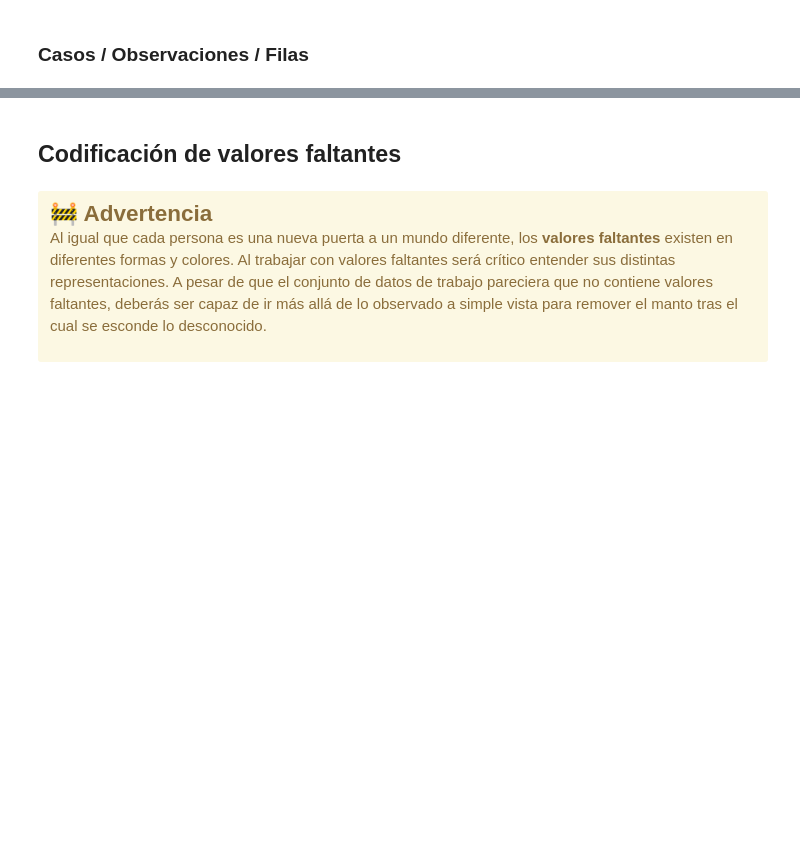
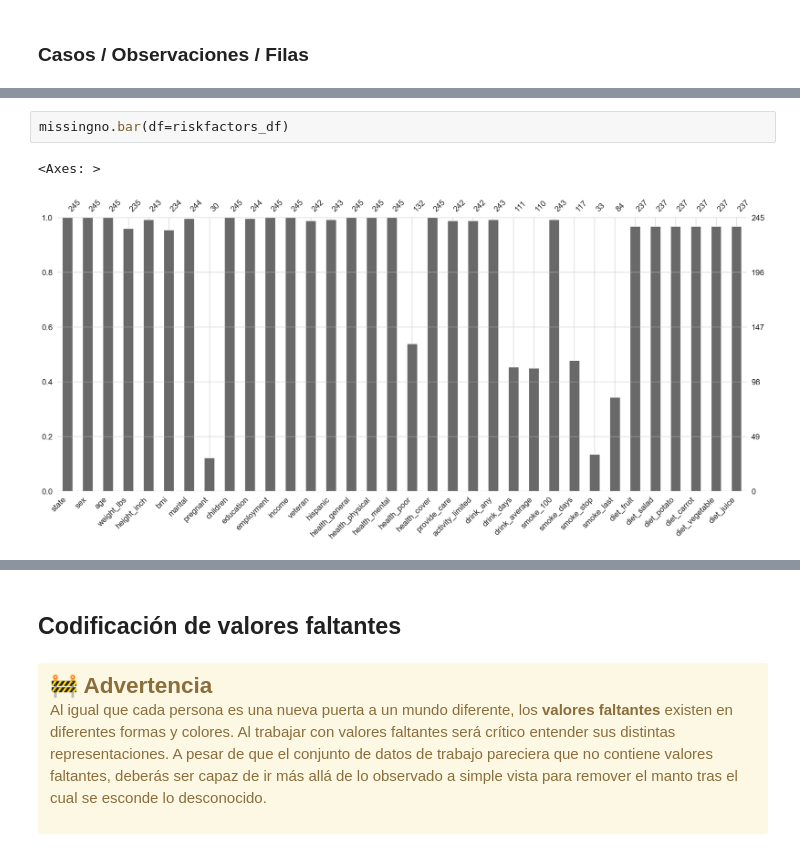
Before and after one commit to refresko1/Formacion, a Jupyter notebook: Manejo de datos Faltantes/live-exploration-missing-values.ipynb, the cells around one changed output, grey strips where cells are left out. Cells and saved outputs as stored; diff of their text form; blank space fills up the shorter version.

```diff
--- a/Manejo de datos Faltantes/live-exploration-missing-values.ipynb
+++ b/Manejo de datos Faltantes/live-exploration-missing-values.ipynb
@@ -419,0 +453,5 @@ riskfactors_df.missing.missing_case_table()
+# %%
+missingno.bar(df=riskfactors_df)
+# %% [output]
+<Axes: >
+[figure, added]
```
Also changed, not shown: parts of 52 cells of this notebook, 1 other file.
